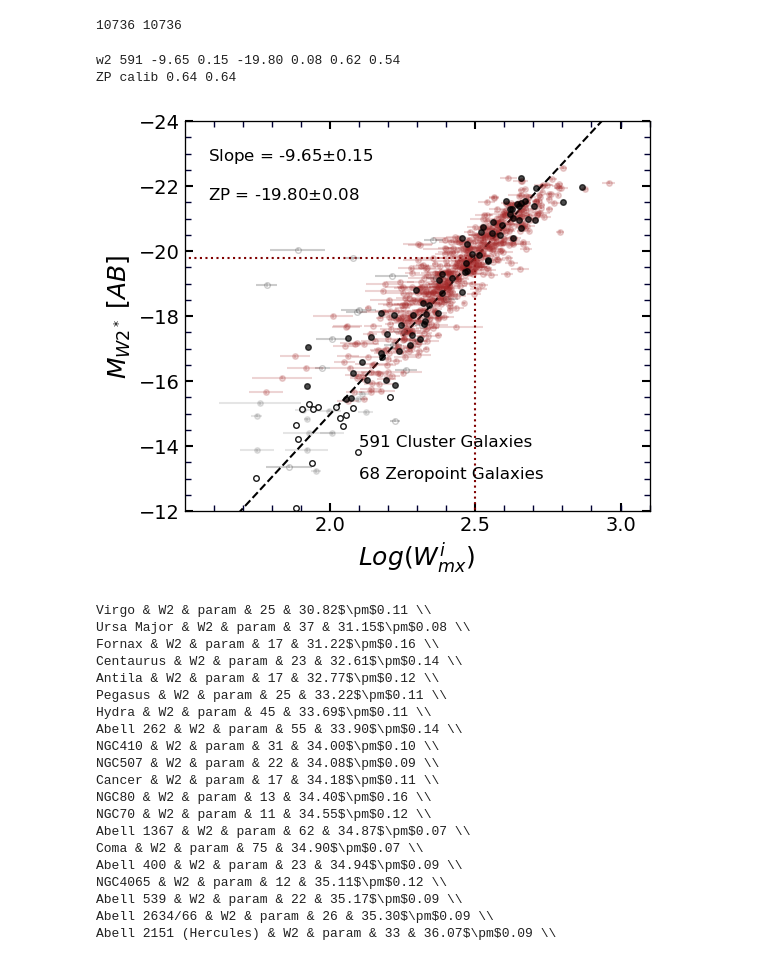
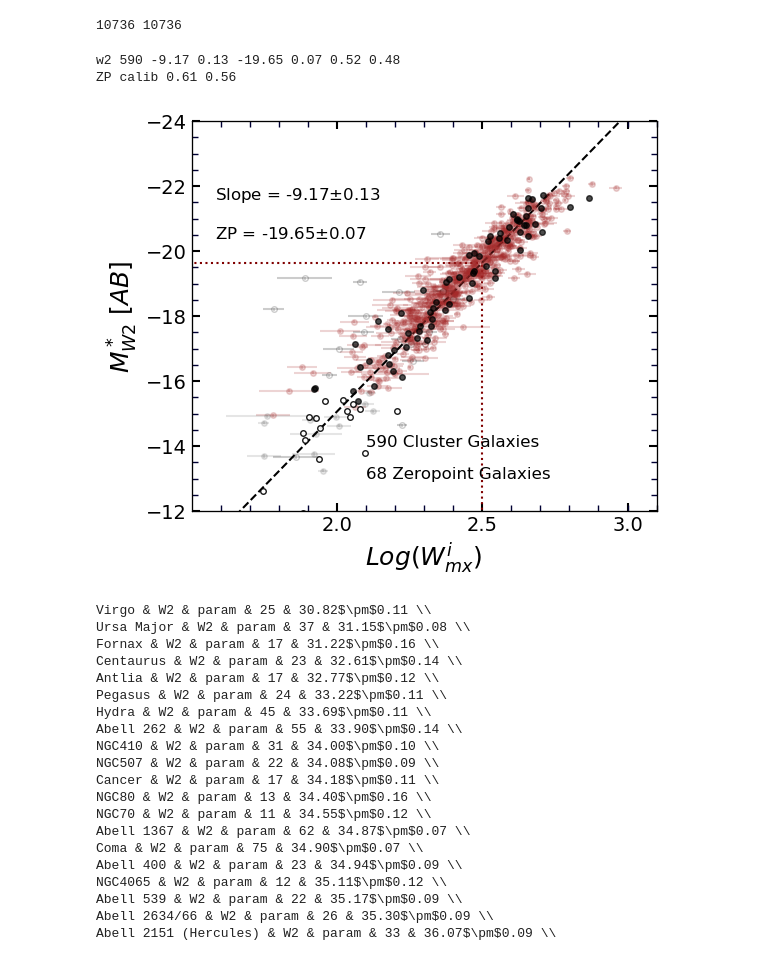
Before and after one commit to ekourkchi/TFcalibrators, a Jupyter notebook: Final_W2_colorTerm_LAB.ipynb, the cells around one changed output. Drawn from its saved outputs; the diff is of its cells as text; code cells hidden in the pictures.

Commit message:
changing mag limits and ZP calibrators

```diff
--- a/Final_W2_colorTerm_LAB.ipynb
+++ b/Final_W2_colorTerm_LAB.ipynb
@@ -109,6 +109,13 @@ Sqlt = table['Sqlt']
 Wqlt = table['Wqlt']
 logWimx   = table['logWimx']
 
+pc0  = table['P0_w2']
+P1W2p = table['P0_w2p']
+R_source = table['R_source']
+indx, = np.where(R_source==0)
+pc0[indx] = P1W2p[indx]
+pc0 = P1W2p
+
 N = len(pgc_tab)
 inc  = np.zeros(N)
 m21  = np.zeros(N)
@@ -133,6 +140,8 @@ R50w2 = np.zeros(N)
 
 SSqlt = np.zeros(N)
 WWqlt = np.zeros(N)
+
+PC0   = np.zeros(N)
 
 for i, idd in enumerate(pgc_tab):
     if idd in pgc_catal:
@@ -160,7 +169,7 @@ for i, idd in enumerate(pgc_tab):
         m21[i] = m21_tab[indx][0]
         SSqlt[i] = Sqlt[indx][0]
         WWqlt[i] = Wqlt[indx][0]
-
+        PC0[i]   = pc0[indx][0]
 
 
 mu50_u  = uuu+2.5*np.log10(2.*np.pi*(R50u*60)**2)-2.5*np.log10(Sba)
@@ -187,6 +196,9 @@ i_z   = iii-zzz
 g_z   = ggg-zzz
 i_w1  = iii-w11
 i_w2  = iii-w22
+g_w1  = ggg-w11
+
+u_w1  = uuu-w11
 # %%
 P1_w1 = -0.7071*(mu50_w1-22.83)/1.45+0.7071*(m21_w1-2.08)/1.34
 P1_w2 = -0.7071*(mu50_w2-23.42)/1.61+0.7071*(m21_w2-1.51)/1.44
@@ -248,13 +260,13 @@ def rmsMaker(logWimx, mag, logWimx_e, slope, zp):
 
 ############################
 
-magCorrection = -1*(-1.09*(D_i_w2)-0.07)
+# magCorrection = -1*(-1.09*(D_i_w2)-0.07)
 
-# magCorrection = -1*(0.19*(D_mu50_w2)-0.07)
+magCorrection = -1*(0.19*(D_mu50_w2)-0.07)
 # magCorrection = -1*(-0.12*(D_m21_w2)-0.01)
 # magCorrection = -1*(-0.22*(D_P1_w2)-0.04)
 
-magCorrection*=0.
+# magCorrection*=0.
 
 
 fig, ax, Clusters, S_ZP, zp_calibs = makeTF(table, pgcFaint=I_maglim, calib_maglim=calib_maglim,
@@ -294,36 +306,36 @@ for i, key in enumerate(Clusters):
             mag_=I_mag[indx]
             logWimx_e_=myCluster['logWimx_e'][indx]
             boolean = False
         else:
             logWimx_=np.concatenate((logWimx_, logWimx[indx]))
             mag_=np.concatenate((mag_, I_mag[indx]))
             logWimx_e_=np.concatenate((logWimx_e_, myCluster['logWimx_e'][indx]))
 
 
 rms, RMS = rmsMaker(logWimx_, mag_, logWimx_e_, slope, zp)
 
 
 print band, len(logWimx_), '%.2f'%slope, '%.2f'%slope_e, '%.2f'%zp, '%.2f'%zp_e,'%.2f'%rms, '%.2f'%RMS
 
 mag_ = zp_calibs['MAG']
 logWimx_ = zp_calibs['logWimx']
 mag_e = zp_calibs['mag_e']
 logWimx_e = zp_calibs['logWimx_e']
 pgc = zp_calibs['pgc']
 indx = []
 indx_ = []
 for i, id in enumerate(pgc):
     if not id in calib_maglim:
         indx.append(i)
     else:
         indx_.append(i)
 
 rms,RMS = rmsMaker(logWimx_[indx], mag_[indx], logWimx_e[indx], slope, zp)
 print 'ZP calib', '%.2f'%rms, '%.2f'%RMS
 # %% [output]
-w2 591 -9.65 0.15 -19.80 0.08 0.62 0.54
-ZP calib 0.64 0.64
+w2 590 -9.17 0.13 -19.65 0.07 0.52 0.48
+ZP calib 0.61 0.56
-[figure, old version]
+[figure, new version]
 # %%
 d_lst = []
 de_lst = []
@@ -364,8 +376,8 @@ Virgo & W2 & param & 25 & 30.82$\pm$0.11 \\
 Ursa Major & W2 & param & 37 & 31.15$\pm$0.08 \\
 Fornax & W2 & param & 17 & 31.22$\pm$0.16 \\
 Centaurus & W2 & param & 23 & 32.61$\pm$0.14 \\
-Antila & W2 & param & 17 & 32.77$\pm$0.12 \\
-Pegasus & W2 & param & 25 & 33.22$\pm$0.11 \\
+Antlia & W2 & param & 17 & 32.77$\pm$0.12 \\
+Pegasus & W2 & param & 24 & 33.22$\pm$0.11 \\
 Hydra & W2 & param & 45 & 33.69$\pm$0.11 \\
 Abell 262 & W2 & param & 55 & 33.90$\pm$0.14 \\
 NGC410 & W2 & param & 31 & 34.00$\pm$0.10 \\
```
Also changed, not shown: parts of 2 cells of this notebook, 20 other files.
